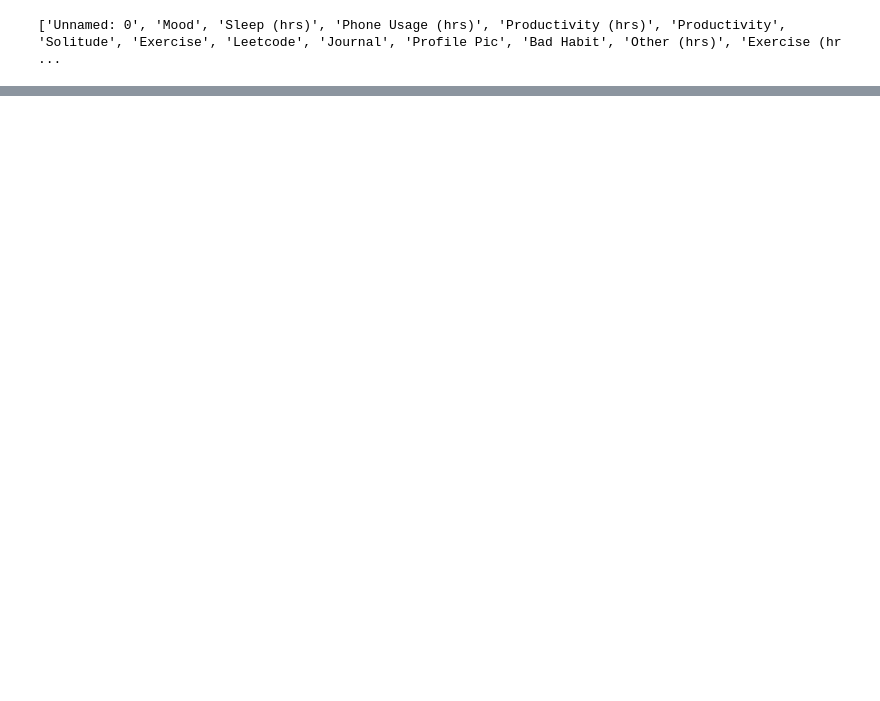
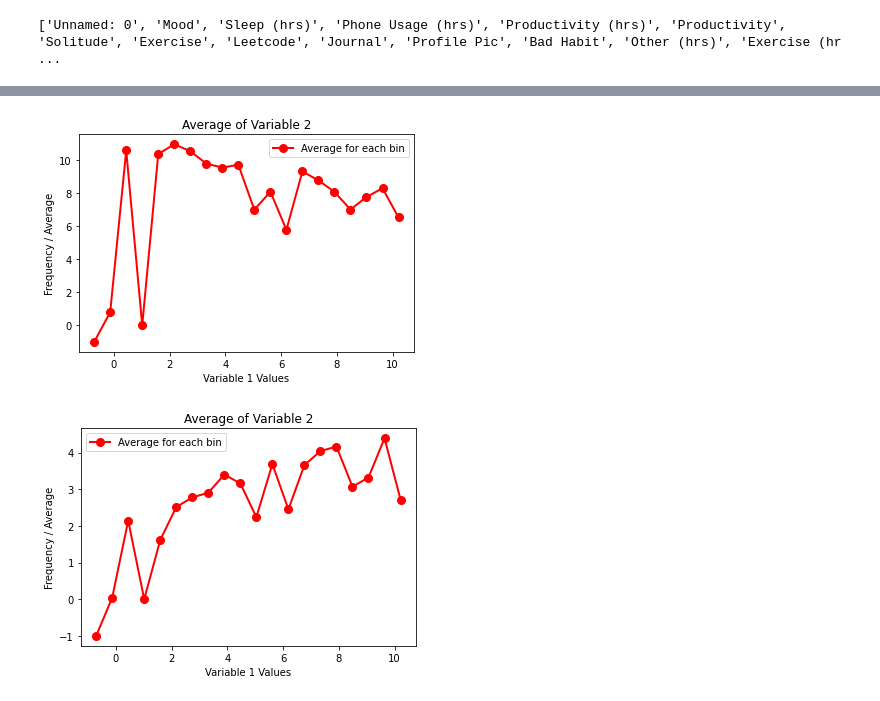
Before and after one commit to David-Feldt/Mood-Ai, a Jupyter notebook: Mood AI.ipynb, the cells around one changed output, grey strips where cells are left out. Drawn from its saved outputs; the diff is of its cells as text; code cells hidden in the pictures; blank space fills up the shorter version.

```diff
--- a/Mood AI.ipynb
+++ b/Mood AI.ipynb
@@ -410,3 +413,59 @@ stacked_df = stacked_df.drop(columns =['Unnamed: 0'])
+# %%
+import numpy as np
+hist, bin_edges = np.histogram(stacked_df['Mood'], bins=20)
+
+# Calculate the average for variable2 for each bin
+bin_centers = 0.5 * (bin_edges[1:] + bin_edges[:-1])
+bin_avgs = np.zeros_like(bin_centers)
+for i in range(len(bin_centers)):
+    indices_in_bin = np.where((stacked_df['Mood'] >= bin_edges[i]) & (stacked_df['Mood'] < bin_edges[i + 1]))
+    if indices_in_bin[0].size > 0:
+        stacked_simple = [stacked_df.iloc[k]['Sleep (hrs)'] for k in indices_in_bin[0]]
+        bin_avgs[i] = np.mean(stacked_simple)
+
+# Plot the histogram
+#plt.hist(stacked_df['Mood'], bins=20, color='blue', alpha=0.7, label='Variable 1')
+
+# Plot the average values as a line on top of the histogram
+plt.plot(bin_centers, bin_avgs, color='red', marker='o', linestyle='-', linewidth=2, markersize=8, label='Average for each bin')
+
+# Customize the plot
+plt.title('Average of Variable 2')
+plt.xlabel('Variable 1 Values')
+plt.ylabel('Frequency / Average')
+plt.legend()
+
+# Show the plot
+plt.show()
+
+hist, bin_edges = np.histogram(stacked_df['Mood'], bins=20)
+
+# Calculate the average for variable2 for each bin
+bin_centers = 0.5 * (bin_edges[1:] + bin_edges[:-1])
+bin_avgs = np.zeros_like(bin_centers)
+for i in range(len(bin_centers)):
+    indices_in_bin = np.where((stacked_df['Mood'] >= bin_edges[i]) & (stacked_df['Mood'] < bin_edges[i + 1]))
+    if indices_in_bin[0].size > 0:
+        stacked_simple = [stacked_df.iloc[k]['Phone Usage (hrs)'] for k in indices_in_bin[0]]
+        bin_avgs[i] = np.mean(stacked_simple)
+
+# Plot the histogram
+#plt.hist(stacked_df['Mood'], bins=20, color='blue', alpha=0.7, label='Variable 1')
+
+# Plot the average values as a line on top of the histogram
+plt.plot(bin_centers, bin_avgs, color='red', marker='o', linestyle='-', linewidth=2, markersize=8, label='Average for each bin')
+
+# Customize the plot
+plt.title('Average of Variable 2')
+plt.xlabel('Variable 1 Values')
+plt.ylabel('Frequency / Average')
+plt.legend()
+
+# Show the plot
+plt.show()
+# %% [output]
+[figure, added]
+[figure, added]
 # %%
 from sklearn.model_selection import train_test_split
 from sklearn.linear_model import LinearRegression
```
Also changed, not shown: parts of 10 cells of this notebook, 3 other files.
